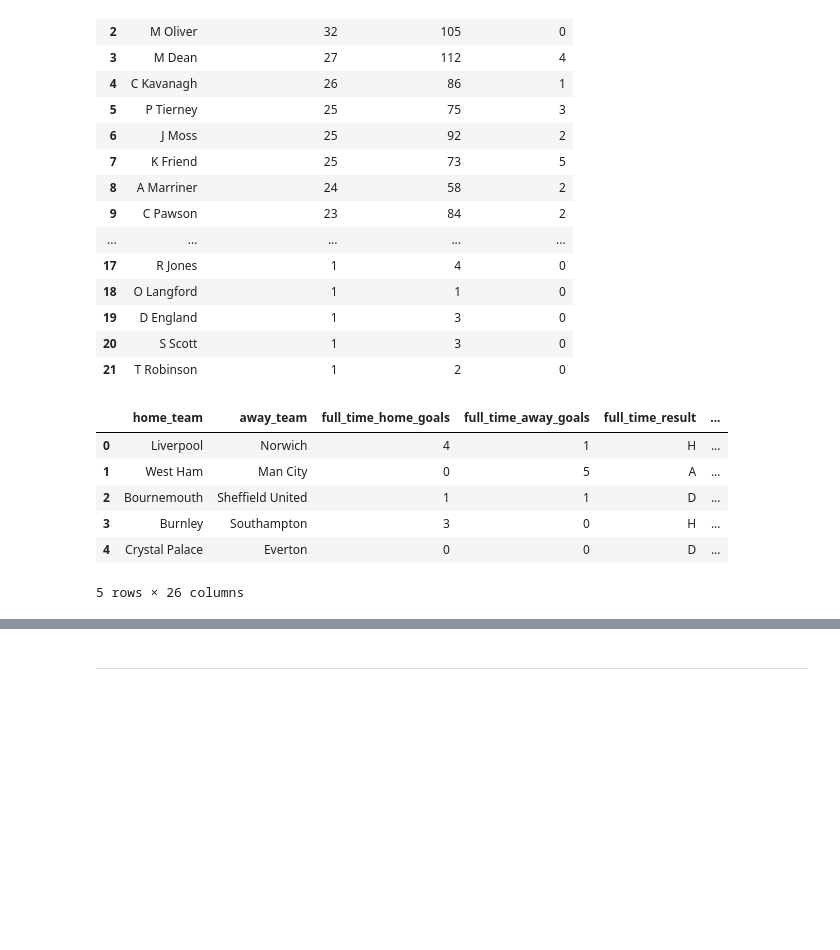
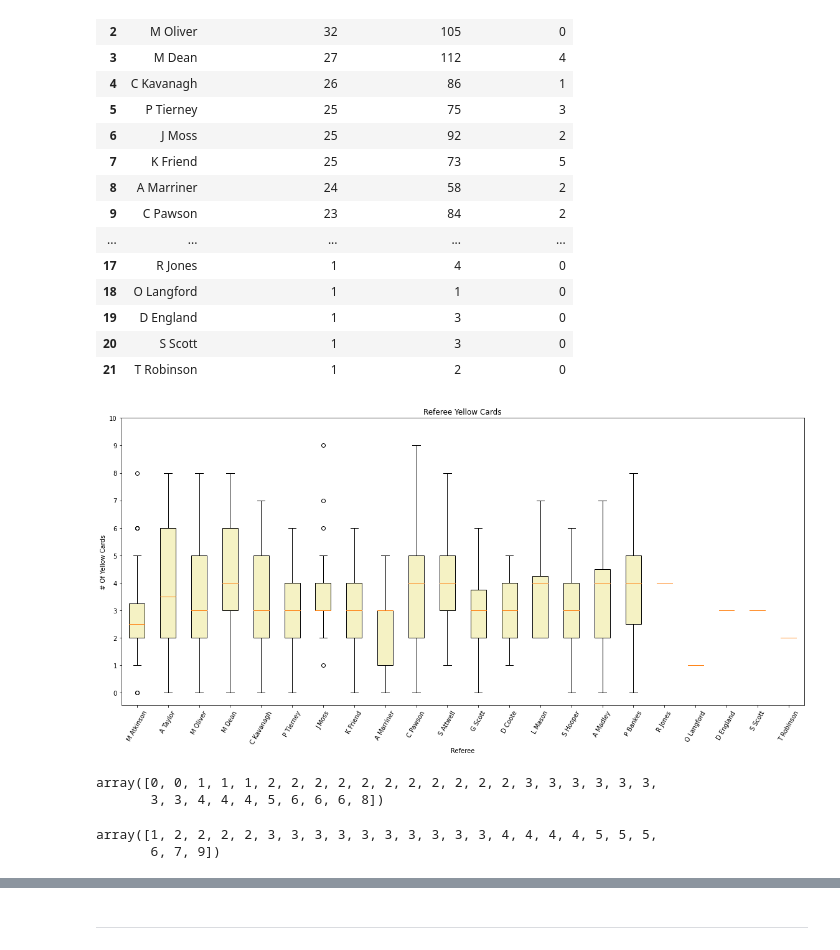
Before and after one commit to CharlesPeterMcCarthy/english-premier-league-2019-2020-statistical-analysis, a Jupyter notebook: epl-2019-2020.ipynb, the cells around one changed output, grey strips where cells are left out. Cells and saved outputs as stored; diff of their text form; code cells hidden in the pictures; blank space fills up the shorter version.

Commit message:
Referee Yellow Cards Box Plot

```diff
--- a/epl-2019-2020.ipynb
+++ b/epl-2019-2020.ipynb
@@ -1489,13 +1457,33 @@ referee_matches
 | 19 | D England | 1 | 3 | 0 |
 | 20 | S Scott | 1 | 3 | 0 |
 | 21 | T Robinson | 1 | 2 | 0 |
-# %%
-matches_df.head()
-# %% [output]
-|  | home_team | away_team | full_time_home_goals | full_time_away_goals | full_time_result | ... |
-| 0 | Liverpool | Norwich | 4 | 1 | H | ... |
-| 1 | West Ham | Man City | 0 | 5 | A | ... |
-| 2 | Bournemouth | Sheffield United | 1 | 1 | D | ... |
-| 3 | Burnley | Southampton | 3 | 0 | H | ... |
-| 4 | Crystal Palace | Everton | 0 | 0 | D | ... |
-5 rows × 26 columns
+# %%
+referee_card_data = [(matches_df[matches_df.referee == ref].home_yellow_cards + matches_df[matches_df.referee == ref].away_yellow_cards) for ref in referee_matches.referee]
+
+fig = plt.figure(figsize =(16, 8))
+bxplot = plt.boxplot(referee_card_data, patch_artist=True)
+plt.xticks(np.arange(1, 23), referee_matches.referee, rotation=60)
+plt.yticks(np.arange(0, 11))
+plt.xlabel('Referee')
+plt.ylabel('# Of Yellow Cards')
+plt.title('Referee Yellow Cards')
+
+for patch in bxplot['boxes']:
+    patch.set(facecolor='#f5f2c4')
+
+plt.tight_layout()
+
+plt.savefig('referee-yellow-cards.png')
+plt.show()
+# %% [output]
+[figure, added]
+# %%
+np.sort(referee_card_data[0])
+# %% [output]
+array([0, 0, 1, 1, 1, 2, 2, 2, 2, 2, 2, 2, 2, 2, 2, 2, 3, 3, 3, 3, 3, 3,
+       3, 3, 4, 4, 4, 5, 6, 6, 6, 8])
+# %%
+np.sort(referee_card_data[6])
+# %% [output]
+array([1, 2, 2, 2, 2, 3, 3, 3, 3, 3, 3, 3, 3, 3, 3, 4, 4, 4, 4, 5, 5, 5,
+       6, 7, 9])
```
Also changed, not shown: parts of 12 cells of this notebook.
